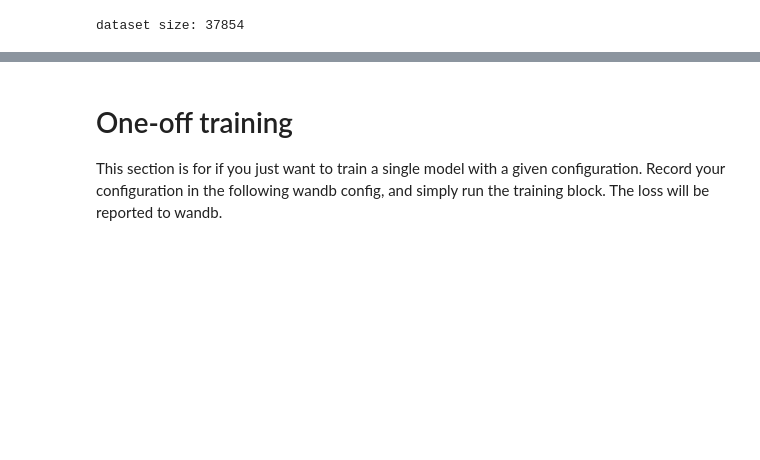
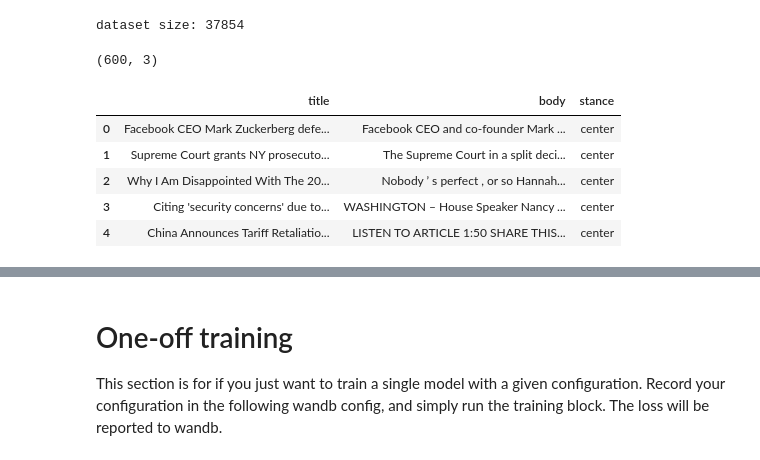
Before and after one commit to bfefferm-pers/MIT_68610_project_LLM_news, a Jupyter notebook: POLITICS_finetuning/POLITICS_main.ipynb, the cells around one changed output, grey strips where cells are left out. Drawn from its saved outputs; the diff is of its cells as text; code cells hidden in the pictures; blank space fills up the shorter version.

Commit message:
Stratefied sampling of dataset

```diff
--- a/POLITICS_finetuning/POLITICS_main.ipynb
+++ b/POLITICS_finetuning/POLITICS_main.ipynb
@@ -94,3 +94,19 @@ df.head()
 print('dataset size:', df.shape[0])
 # %% [output]
 dataset size: 37854
+# %%
+# subset = df.sample(n=dataset_size, random_state=0).reset_index(drop=True)
+class_size = 200
+subset = df.groupby('stance', group_keys=False).apply(lambda x: x.sample(min(len(x), class_size))).reset_index(drop=True)
+print(subset.shape)
+# %% [output]
+(600, 3)
+# %%
+subset.head()
+# %% [output]
+|  | title | body | stance |
+| 0 | Facebook CEO Mark Zuckerberg defe... | Facebook CEO and co-founder Mark ... | center |
+| 1 | Supreme Court grants NY prosecuto... | The Supreme Court in a split deci... | center |
+| 2 | Why I Am Disappointed With The 20... | Nobody ’ s perfect , or so Hannah... | center |
+| 3 | Citing 'security concerns' due to... | WASHINGTON – House Speaker Nancy ... | center |
+| 4 | China Announces Tariff Retaliatio... | LISTEN TO ARTICLE 1:50 SHARE THIS... | center |
```
Also changed, not shown: parts of 13 cells of this notebook.
